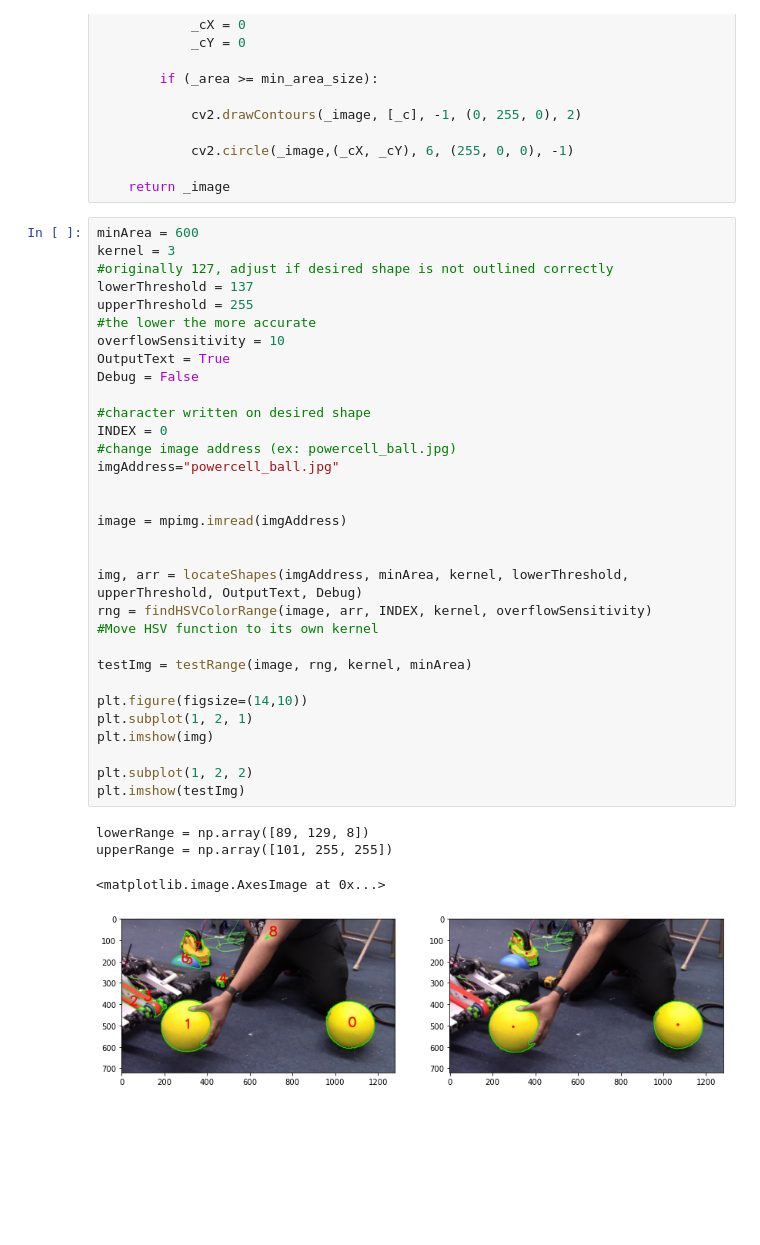
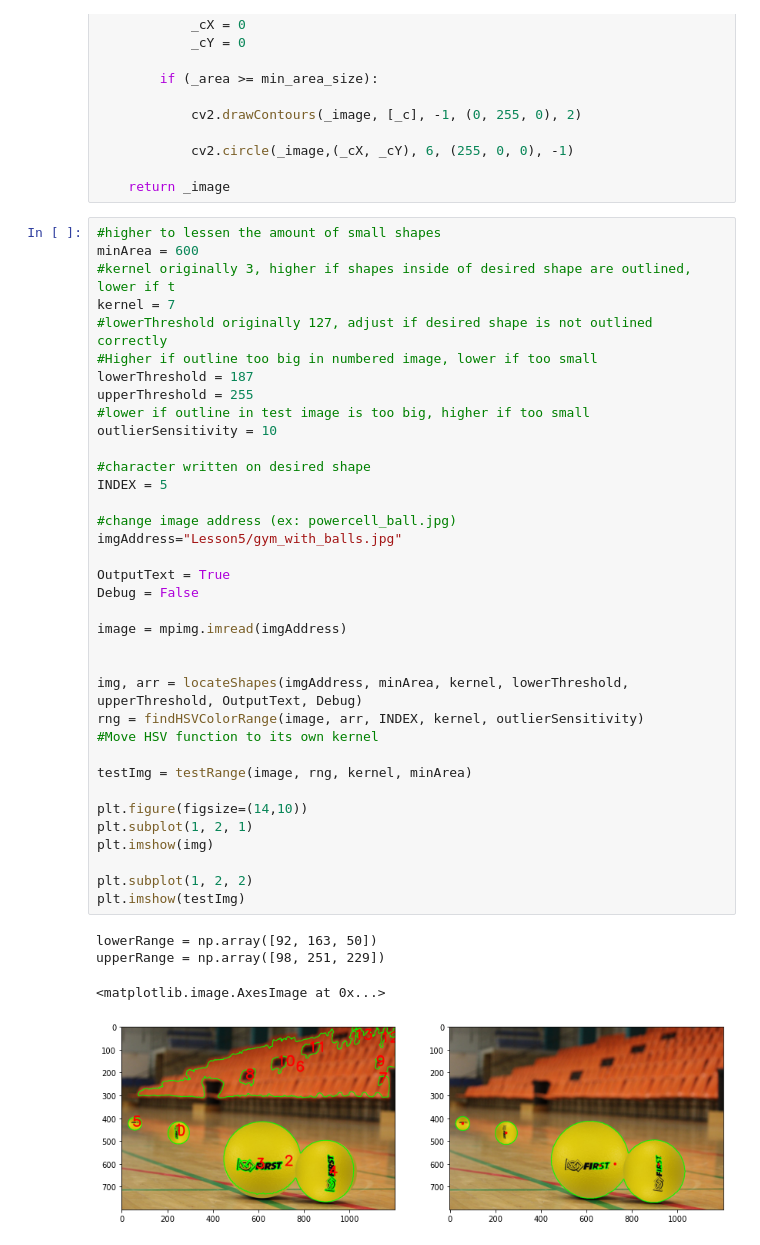
Before and after one commit to check222/imageWindowMaker, a Jupyter notebook: autoColorFinderWithoutWidgets.ipynb, the cells around one changed output. Saved outputs shown, nothing was run; the diff lists cells and outputs as text; blank space fills up the shorter version.

```diff
--- a/autoColorFinderWithoutWidgets.ipynb
+++ b/autoColorFinderWithoutWidgets.ipynb
@@ -128,39 +128,43 @@ def testRange(image, colorRange, kernel, min_area_size):
 
     return _image
 # %%
+#higher to lessen the amount of small shapes
 minArea = 600
-kernel = 3
-#originally 127, adjust if desired shape is not outlined correctly
-lowerThreshold = 137
+#kernel originally 3, higher if shapes inside of desired shape are outlined, lower if t
+kernel = 7
+#lowerThreshold originally 127, adjust if desired shape is not outlined correctly
+#Higher if outline too big in numbered image, lower if too small
+lowerThreshold = 187
 upperThreshold = 255
-#the lower the more accurate
-overflowSensitivity = 10
+#lower if outline in test image is too big, higher if too small
+outlierSensitivity = 10
+
+#character written on desired shape
+INDEX = 5
+
+#change image address (ex: powercell_ball.jpg)
+imgAddress="Lesson5/gym_with_balls.jpg"
+
 OutputText = True
 Debug = False
-
-#character written on desired shape
-INDEX = 0
-#change image address (ex: powercell_ball.jpg)
-imgAddress="powercell_ball.jpg"
-
 
 image = mpimg.imread(imgAddress)
 
 
 img, arr = locateShapes(imgAddress, minArea, kernel, lowerThreshold, upperThreshold, OutputText, Debug)
-rng = findHSVColorRange(image, arr, INDEX, kernel, overflowSensitivity)
+rng = findHSVColorRange(image, arr, INDEX, kernel, outlierSensitivity)
 #Move HSV function to its own kernel
 
 testImg = testRange(image, rng, kernel, minArea)
 
 plt.figure(figsize=(14,10))
 plt.subplot(1, 2, 1)
 plt.imshow(img)
 
 plt.subplot(1, 2, 2)
 plt.imshow(testImg)
 # %% [output]
-lowerRange = np.array([89, 129, 8])
-upperRange = np.array([101, 255, 255])
+lowerRange = np.array([92, 163, 50])
+upperRange = np.array([98, 251, 229])
 <matplotlib.image.AxesImage at 0x...>
-[figure, old version]
+[figure, new version]
```
